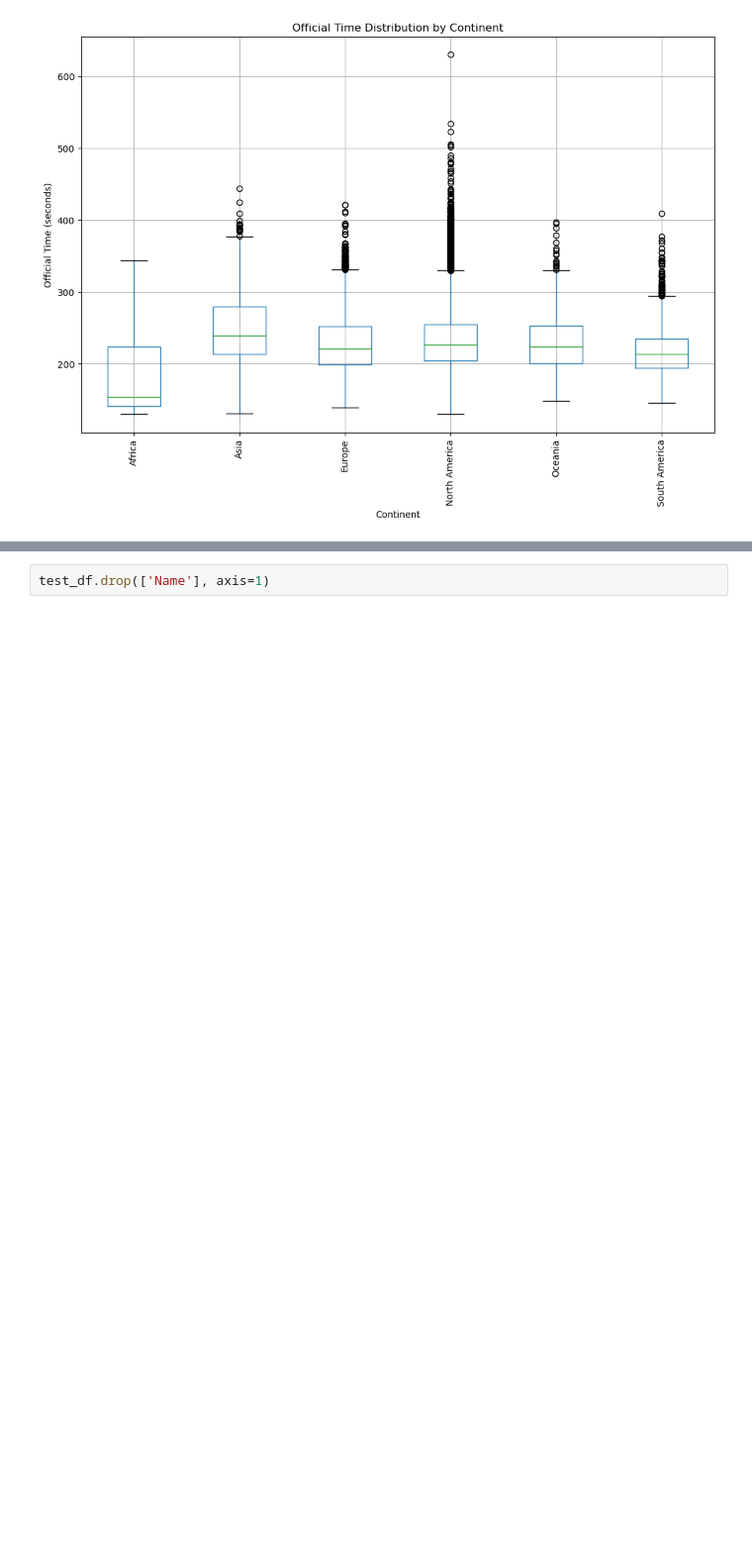
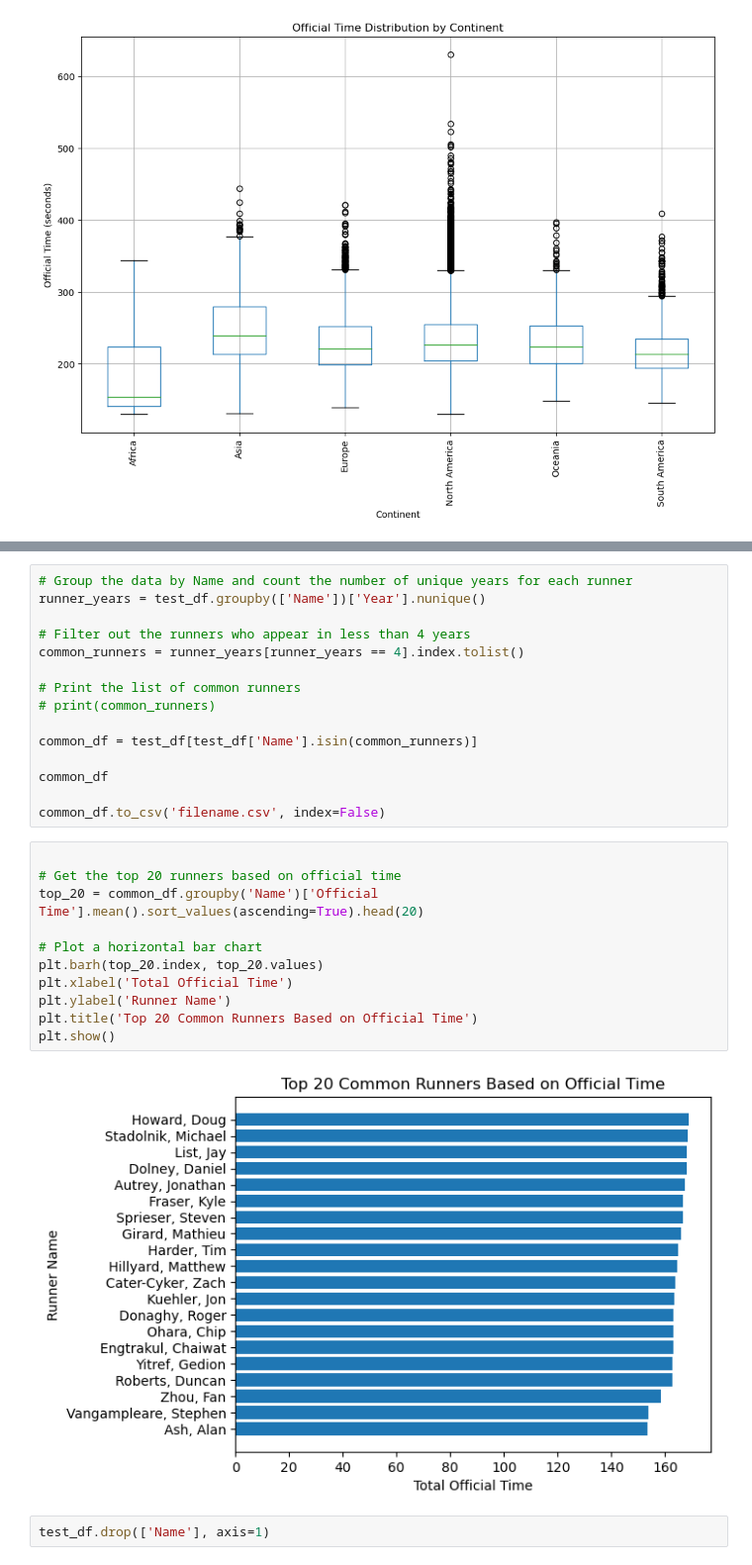
Before and after one commit to karthiksneu/boston-marathon-analysis, a Jupyter notebook: BostonMarathon.ipynb, the cells around one changed output, grey strips where cells are left out. Shown at 99% size. Saved outputs shown, nothing was run; the diff lists cells and outputs as text; blank space fills up the shorter version.

```diff
--- a/BostonMarathon.ipynb
+++ b/BostonMarathon.ipynb
@@ -309,3 +325,31 @@ plt.show()
+# %%
+# Group the data by Name and count the number of unique years for each runner
+runner_years = test_df.groupby(['Name'])['Year'].nunique()
+
+# Filter out the runners who appear in less than 4 years
+common_runners = runner_years[runner_years == 4].index.tolist()
+
+# Print the list of common runners
+# print(common_runners)
+
+common_df = test_df[test_df['Name'].isin(common_runners)]
+
+common_df
+
+common_df.to_csv('filename.csv', index=False)
+# %%
+
+# Get the top 20 runners based on official time
+top_20 = common_df.groupby('Name')['Official Time'].mean().sort_values(ascending=True).head(20)
+
+# Plot a horizontal bar chart
+plt.barh(top_20.index, top_20.values)
+plt.xlabel('Total Official Time')
+plt.ylabel('Runner Name')
+plt.title('Top 20 Common Runners Based on Official Time')
+plt.show()
+# %% [output]
+[figure, added]
 # %%
 test_df.drop(['Name'], axis=1)
 # %% [output]
```
Also changed, not shown: parts of 16 cells of this notebook.
